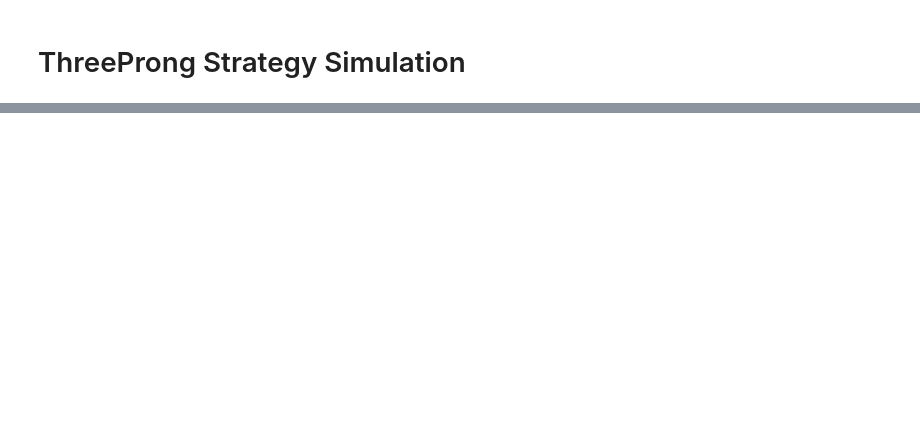
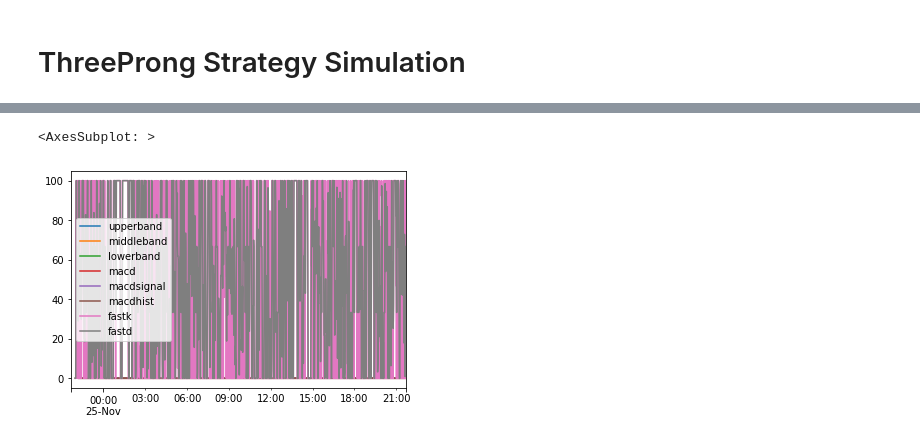
Before and after one commit to PoorRican/tradr, a Jupyter notebook: simulations/TPA_sim.ipynb, the cells around one changed output, grey strips where cells are left out. Saved outputs shown, nothing was run; the diff lists cells and outputs as text; code cells hidden in the pictures; blank space fills up the shorter version.

```diff
--- a/simulations/TPA_sim.ipynb
+++ b/simulations/TPA_sim.ipynb
@@ -30,0 +49,5 @@ strat.orders
+# %%
+strat.indicators
+# %% [output]
+<AxesSubplot: >
+[figure, added]
```
Also changed, not shown: parts of 1 cell of this notebook, 5 other files.
